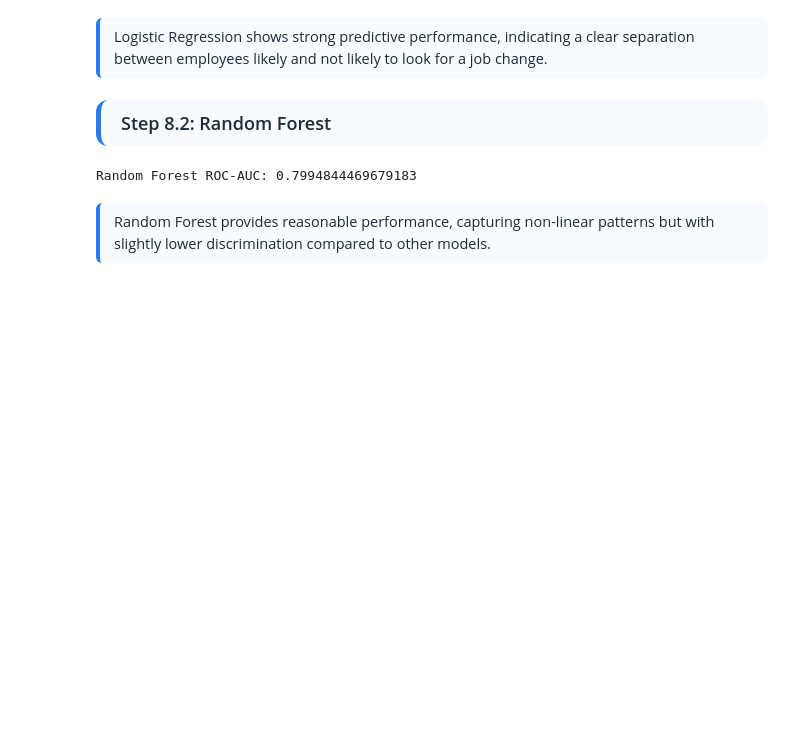
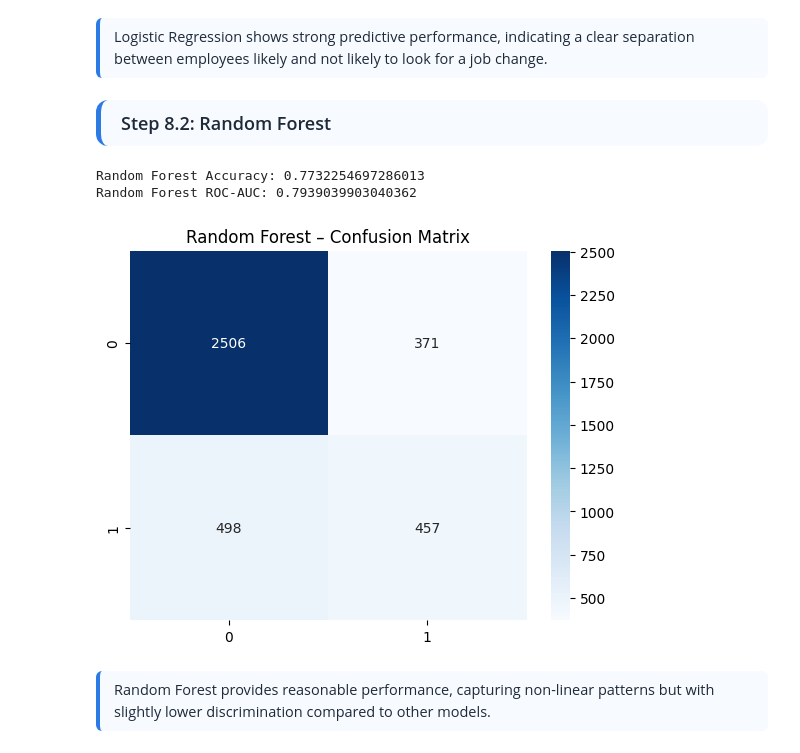
Before and after one commit to ssarabjeetsingh14/employee-retention-prediction, a Jupyter notebook: Employee Retention Project.ipynb, the cells around one changed output. Drawn from its saved outputs; the diff is of its cells as text; code cells hidden in the pictures; blank space fills up the shorter version.

```diff
--- a/Employee Retention Project.ipynb
+++ b/Employee Retention Project.ipynb
@@ -669,18 +703,25 @@ Logistic Regression shows strong predictive performance, indicating a clear sepa
 Step 8.2: Random Forest
 </div>
 # %%
-# Random Forest
-rf_model = RandomForestClassifier(
-    n_estimators=200,
-    random_state=42
-)
+rf_model = RandomForestClassifier(n_estimators=200, random_state=42)
+rf_model.fit(X_train, y_train)
 
-rf_model.fit(X_train, y_train)
-rf_probs = rf_model.predict_proba(X_val)[:, 1]
 
-print("Random Forest ROC-AUC:", roc_auc_score(y_val, rf_probs))
+rf_pred = rf_model.predict(X_val)
+rf_prob = rf_model.predict_proba(X_val)[:, 1]
+
+
+print("Random Forest Accuracy:", accuracy_score(y_val, rf_pred))
+print("Random Forest ROC-AUC:", roc_auc_score(y_val, rf_prob))
+
+
+sns.heatmap(confusion_matrix(y_val, rf_pred), annot=True, fmt="d", cmap="Blues")
+plt.title("Random Forest – Confusion Matrix")
+plt.show()
 # %% [output]
-Random Forest ROC-AUC: 0.7994844469679183
+Random Forest Accuracy: 0.7732254697286013
+Random Forest ROC-AUC: 0.7939039903040362
+[figure, added]
 # %% [markdown]
 <div style="
     background-color:#F7FAFF;
```
Also changed, not shown: parts of 17 cells of this notebook, 2 other files.
